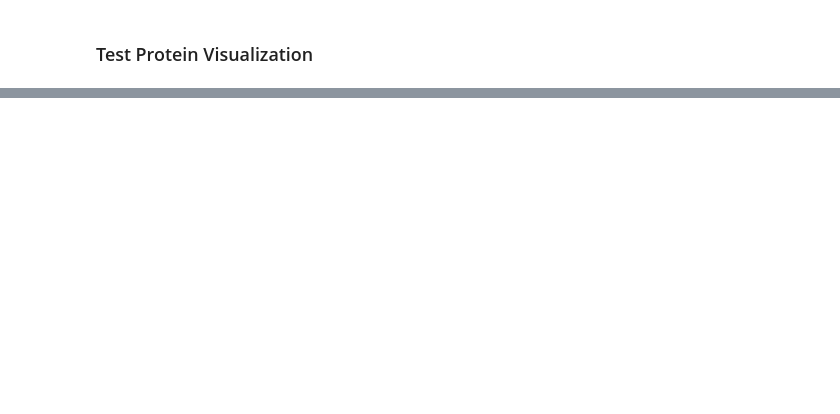
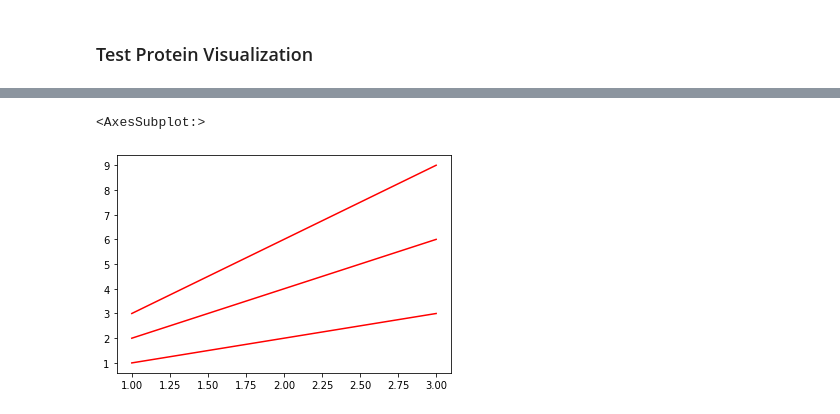
Before and after one commit to MannLabs/directlfq, a Jupyter notebook: 06_visualizations.ipynb, the cells around one changed output, grey strips where cells are left out. Saved outputs shown, nothing was run; the diff lists cells and outputs as text; code cells hidden in the pictures; blank space fills up the shorter version.

```diff
--- a/06_visualizations.ipynb
+++ b/06_visualizations.ipynb
@@ -112,0 +221,13 @@ test_that_iontracecomparisonplotter_produces_desired_plots()
+# %%
+import seaborn as sns
+colors = ['#F00']
+
+sns.set_palette(sns.color_palette(colors))
+
+sns.lineplot(x = [1, 2, 3], y = [1, 2, 3])
+sns.lineplot(x = [1, 2, 3], y = 2*np.array([1, 2, 3]))
+
+sns.lineplot(x = [1, 2, 3], y = 3*np.array([1, 2, 3]))
+# %% [output]
+<AxesSubplot:>
+[figure, added]
```
Also changed, not shown: parts of 8 cells of this notebook, 16 other files.
